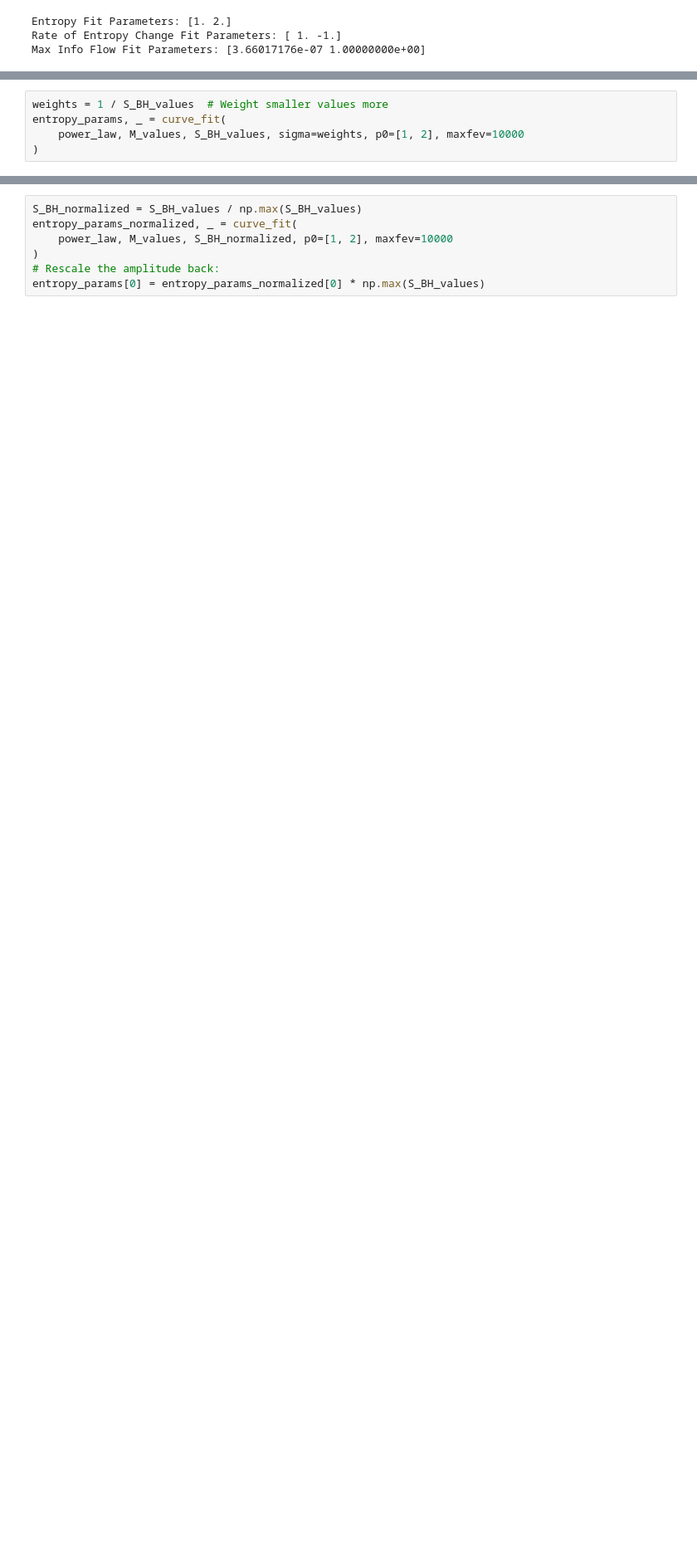
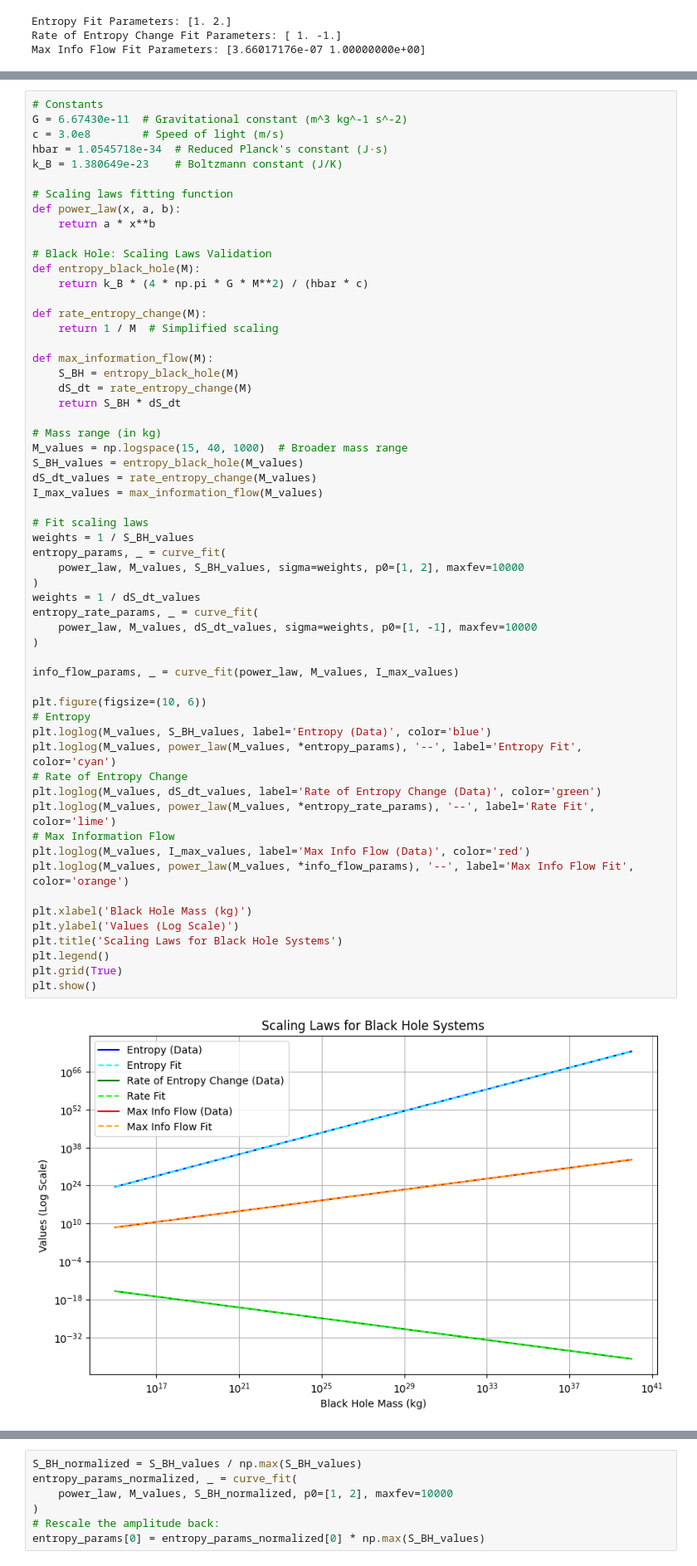
Before and after one commit to nking-1/Generativity, a Jupyter notebook: ComplexityEfficiency.ipynb, the cells around one changed output, grey strips where cells are left out. Shown at 83% size. Drawn from its saved outputs; the diff is of its cells as text; blank space fills up the shorter version.

```diff
--- a/ComplexityEfficiency.ipynb
+++ b/ComplexityEfficiency.ipynb
@@ -415,5 +442,60 @@ plt.show()
 # %%
-weights = 1 / S_BH_values  # Weight smaller values more
+# Constants
+G = 6.67430e-11  # Gravitational constant (m^3 kg^-1 s^-2)
+c = 3.0e8        # Speed of light (m/s)
+hbar = 1.0545718e-34  # Reduced Planck's constant (J·s)
+k_B = 1.380649e-23    # Boltzmann constant (J/K)
+
+# Scaling laws fitting function
+def power_law(x, a, b):
+    return a * x**b
+
+# Black Hole: Scaling Laws Validation
+def entropy_black_hole(M):
+    return k_B * (4 * np.pi * G * M**2) / (hbar * c)
+
+def rate_entropy_change(M):
+    return 1 / M  # Simplified scaling
+
+def max_information_flow(M):
+    S_BH = entropy_black_hole(M)
+    dS_dt = rate_entropy_change(M)
+    return S_BH * dS_dt
+
+# Mass range (in kg)
+M_values = np.logspace(15, 40, 1000)  # Broader mass range
+S_BH_values = entropy_black_hole(M_values)
+dS_dt_values = rate_entropy_change(M_values)
+I_max_values = max_information_flow(M_values)
+
+# Fit scaling laws
+weights = 1 / S_BH_values
 entropy_params, _ = curve_fit(
     power_law, M_values, S_BH_values, sigma=weights, p0=[1, 2], maxfev=10000
 )
+weights = 1 / dS_dt_values
+entropy_rate_params, _ = curve_fit(
+    power_law, M_values, dS_dt_values, sigma=weights, p0=[1, -1], maxfev=10000
+)
+
+info_flow_params, _ = curve_fit(power_law, M_values, I_max_values)
+
+plt.figure(figsize=(10, 6))
+# Entropy
+plt.loglog(M_values, S_BH_values, label='Entropy (Data)', color='blue')
+plt.loglog(M_values, power_law(M_values, *entropy_params), '--', label='Entropy Fit', color='cyan')
+# Rate of Entropy Change
+plt.loglog(M_values, dS_dt_values, label='Rate of Entropy Change (Data)', color='green')
+plt.loglog(M_values, power_law(M_values, *entropy_rate_params), '--', label='Rate Fit', color='lime')
+# Max Information Flow
+plt.loglog(M_values, I_max_values, label='Max Info Flow (Data)', color='red')
+plt.loglog(M_values, power_law(M_values, *info_flow_params), '--', label='Max Info Flow Fit', color='orange')
+
+plt.xlabel('Black Hole Mass (kg)')
+plt.ylabel('Values (Log Scale)')
+plt.title('Scaling Laws for Black Hole Systems')
+plt.legend()
+plt.grid(True)
+plt.show()
+# %% [output]
+[figure, added]
```
Also changed, not shown: parts of 13 cells of this notebook, 1 other file.
